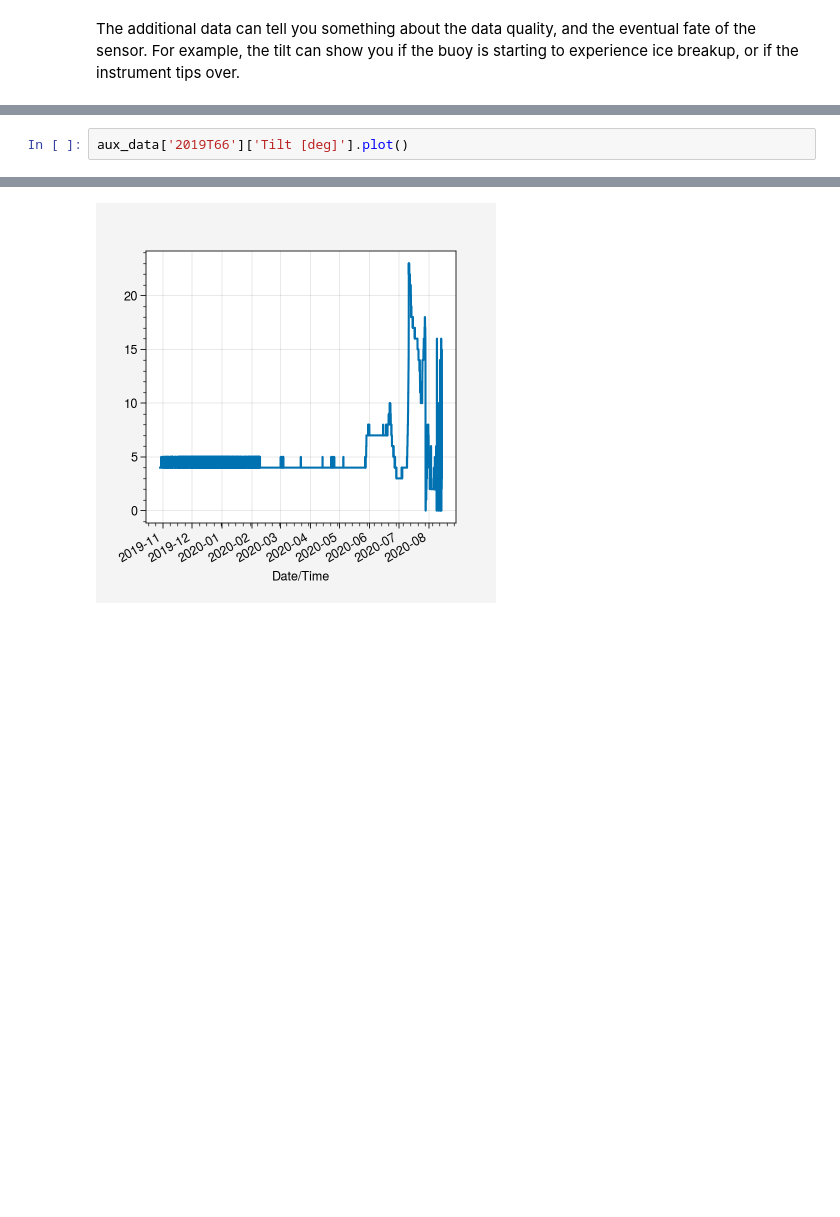
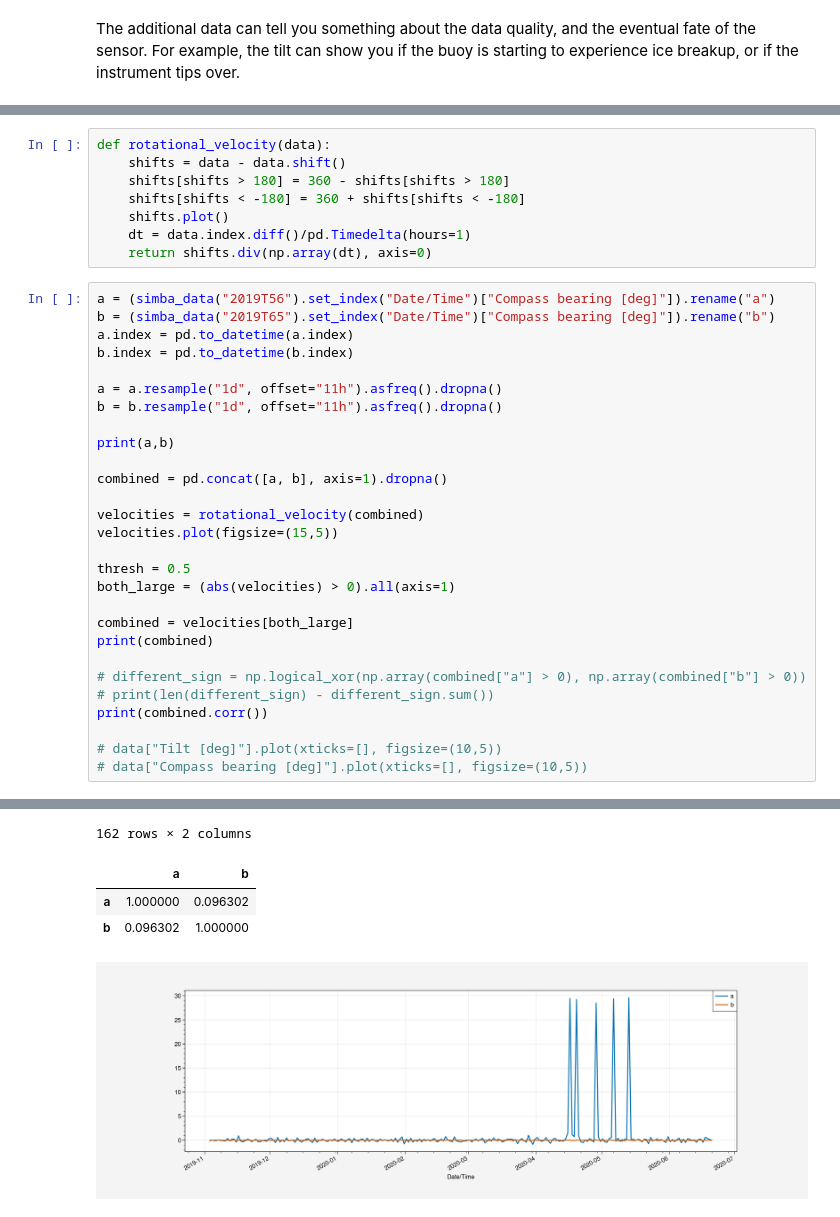
Before and after one commit to awang343/uncertainty-quantification-sea-ice, a Jupyter notebook: notebooks/SIMBA Buoys.ipynb, the cells around one changed output, grey strips where cells are left out. Cells and saved outputs as stored; diff of their text form; blank space fills up the shorter version.

Commit message:
Looked at rotation rates

```diff
--- a/notebooks/SIMBA Buoys.ipynb
+++ b/notebooks/SIMBA Buoys.ipynb
@@ -41,3 +110,37 @@ The additional data can tell you something about the data quality, and the event
+# %%
+def rotational_velocity(data):
+    shifts = data - data.shift()
+    shifts[shifts > 180] = 360 - shifts[shifts > 180]
+    shifts[shifts < -180] = 360 + shifts[shifts < -180]
+    shifts.plot()
+    dt = data.index.diff()/pd.Timedelta(hours=1)
+    return shifts.div(np.array(dt), axis=0)
 # %%
-aux_data['2019T66']['Tilt [deg]'].plot()
+a = (simba_data("2019T56").set_index("Date/Time")["Compass bearing [deg]"]).rename("a")
+b = (simba_data("2019T65").set_index("Date/Time")["Compass bearing [deg]"]).rename("b")
+a.index = pd.to_datetime(a.index)
+b.index = pd.to_datetime(b.index)
+
+a = a.resample("1d", offset="11h").asfreq().dropna()
+b = b.resample("1d", offset="11h").asfreq().dropna()
+
+print(a,b)
+
+combined = pd.concat([a, b], axis=1).dropna()
+
+velocities = rotational_velocity(combined)
+velocities.plot(figsize=(15,5))
+
+thresh = 0.5
+both_large = (abs(velocities) > 0).all(axis=1)
+
+combined = velocities[both_large]
+print(combined)
+
+# different_sign = np.logical_xor(np.array(combined["a"] > 0), np.array(combined["b"] > 0))
+# print(len(different_sign) - different_sign.sum())
+print(combined.corr())
+
+# data["Tilt [deg]"].plot(xticks=[], figsize=(10,5))
+# data["Compass bearing [deg]"].plot(xticks=[], figsize=(10,5))
 # %% [output]
@@ -45 +186,5 @@ aux_data['2019T66']['Tilt [deg]'].plot()
+162 rows × 2 columns
+|  | a | b |
+| a | 1.000000 | 0.096302 |
+| b | 0.096302 | 1.000000 |
-[figure, old version]
+[figure, new version]
```
Also changed, not shown: parts of 12 cells of this notebook, 29 other files.
